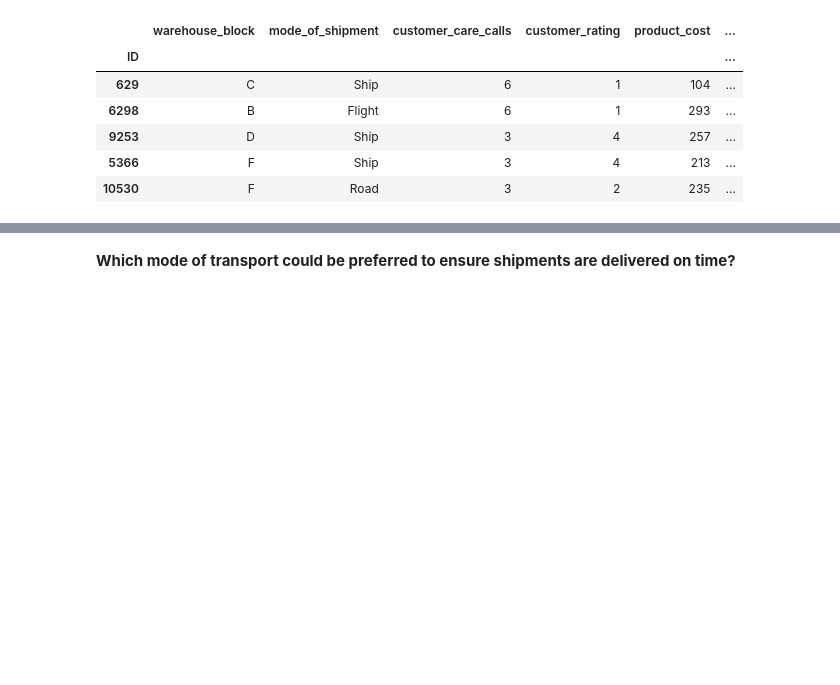
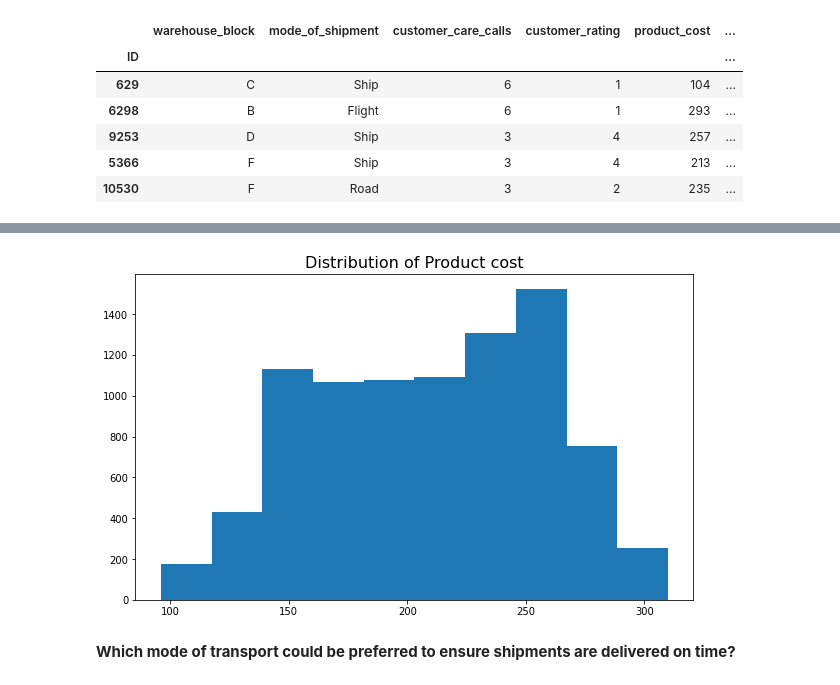
Before and after one commit to dedpool-glitch/shipment_analytics, a Jupyter notebook: customeranalytics.ipynb, the cells around one changed output, grey strips where cells are left out. Saved outputs shown, nothing was run; the diff lists cells and outputs as text; code cells hidden in the pictures; blank space fills up the shorter version.

```diff
--- a/customeranalytics.ipynb
+++ b/customeranalytics.ipynb
@@ -173,6 +177,13 @@ Try using .loc[row_indexer,col_indexer] = value instead
 See the caveats in the documentation: https://pandas.pydata.org/pandas-docs/stable/user_guide/indexing.html#returning-a-view-versus-a-copy
 # %% [markdown]
 **EXPLORATORY DATA ANALYSIS**
+# %%
+#function to plot a histogram
+def histogram(x,label,ylabel,title):
+    plt.figure(figsize=(10,6))
+    plt.hist(x,label='2015')
+    plt.ylabel(ylabel,size=13)
+    plt.title(title,size=16)
 # %%
 X_train.head()
 # %% [output]
@@ -186,3 +209,7 @@ X_train.head()
+# %%
+histogram(X_train['product_cost'],None,None,'Distribution of Product cost')
+# %% [output]
+[figure, added]
 # %% [markdown]
 **Which mode of transport could be preferred to ensure shipments are delivered on time?**
 # %%
```
Also changed, not shown: parts of 16 cells of this notebook.
